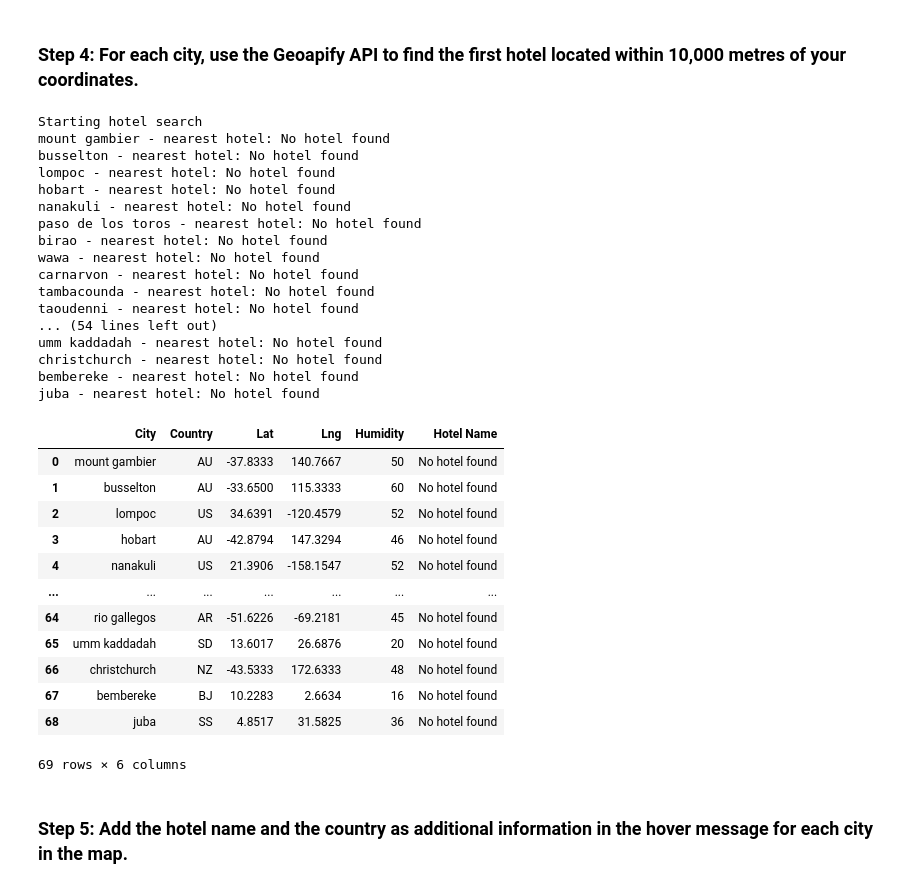
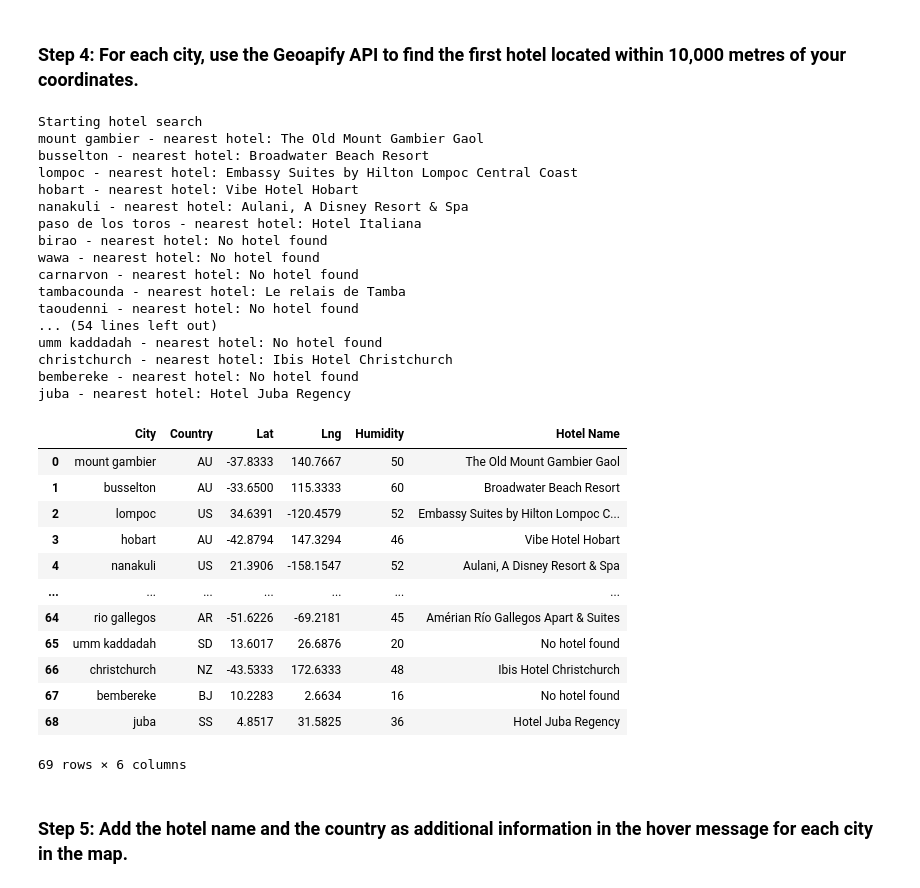
Before and after one commit to GabrielaCLopez/python-api-challenge, a Jupyter notebook: WeatherPy/VacationPy.ipynb, the cells around one changed output. Saved outputs shown, nothing was run; the diff lists cells and outputs as text; code cells hidden in the pictures.

Commit message:
fixed hotel name iteration

```diff
--- a/WeatherPy/VacationPy.ipynb
+++ b/WeatherPy/VacationPy.ipynb
@@ -106,19 +106,11 @@ See the caveats in the documentation: https://pandas.pydata.org/pandas-docs/stab
 
 # Set the parameters for the type of search
 radius = 10000
-filters = f"circle:{'Lng'},{'Lat'},{radius}"
-bias = f"proximity:{'Lng'},{'Lat'}"
-
-
-# set up a parameters dictionary
 params = {
-    "filter":filters,
-    "bias":bias,
-    "apiKey":geoapify_key
+    "categories":"accommodation.hotel",
+    "apiKey": geoapify_key,
+    "limit":20
 }
-
-# Set base URL
-base_url = "https://api.geoapify.com/v2/places?building.places=accomodation"
 
 
 # Print a message to follow up the hotel search
@@ -134,57 +126,57 @@ for index, row in hotel_df.iterrows():
     params["bias"] = f"proximity:{longitude},{latitude}"
 
     # Set base URL
-    base_url = "https://api.geoapify.com/v2/places?building.places=accomodation"
+    base_url = "https://api.geoapify.com/v2/places"
 
 
     # Make and API request using the params dictionaty
     name_address = requests.get(base_url, params=params)
 
     # Convert the API response to JSON format
     name_address = name_address.json()
 
     # Grab the first hotel from the results and store the name in the hotel_df DataFrame
     try:
         hotel_df.loc[index, "Hotel Name"] = name_address["features"][0]["properties"]["name"]
     except (KeyError, IndexError):
         # If no hotel is found, set the hotel name as "No hotel found".
         hotel_df.loc[index, "Hotel Name"] = "No hotel found"
 
     # Log the search results
     print(f"{hotel_df.loc[index, 'City']} - nearest hotel: {hotel_df.loc[index, 'Hotel Name']}")
 
 # Display sample data
 hotel_df
 # %% [output]
 Starting hotel search
-mount gambier - nearest hotel: No hotel found
-busselton - nearest hotel: No hotel found
-lompoc - nearest hotel: No hotel found
-hobart - nearest hotel: No hotel found
-nanakuli - nearest hotel: No hotel found
-paso de los toros - nearest hotel: No hotel found
+mount gambier - nearest hotel: The Old Mount Gambier Gaol
+busselton - nearest hotel: Broadwater Beach Resort
+lompoc - nearest hotel: Embassy Suites by Hilton Lompoc Central Coast
+hobart - nearest hotel: Vibe Hotel Hobart
+nanakuli - nearest hotel: Aulani, A Disney Resort & Spa
+paso de los toros - nearest hotel: Hotel Italiana
 birao - nearest hotel: No hotel found
 wawa - nearest hotel: No hotel found
 carnarvon - nearest hotel: No hotel found
-tambacounda - nearest hotel: No hotel found
+tambacounda - nearest hotel: Le relais de Tamba
 taoudenni - nearest hotel: No hotel found
 ... (54 lines left out)
 umm kaddadah - nearest hotel: No hotel found
-christchurch - nearest hotel: No hotel found
+christchurch - nearest hotel: Ibis Hotel Christchurch
 bembereke - nearest hotel: No hotel found
-juba - nearest hotel: No hotel found
+juba - nearest hotel: Hotel Juba Regency
 |  | City | Country | Lat | Lng | Humidity | Hotel Name |
-| 0 | mount gambier | AU | -37.8333 | 140.7667 | 50 | No hotel found |
-| 1 | busselton | AU | -33.6500 | 115.3333 | 60 | No hotel found |
-| 2 | lompoc | US | 34.6391 | -120.4579 | 52 | No hotel found |
-| 3 | hobart | AU | -42.8794 | 147.3294 | 46 | No hotel found |
-| 4 | nanakuli | US | 21.3906 | -158.1547 | 52 | No hotel found |
+| 0 | mount gambier | AU | -37.8333 | 140.7667 | 50 | The Old Mount Gambier Gaol |
+| 1 | busselton | AU | -33.6500 | 115.3333 | 60 | Broadwater Beach Resort |
+| 2 | lompoc | US | 34.6391 | -120.4579 | 52 | Embassy Suites by Hilton Lompoc C... |
+| 3 | hobart | AU | -42.8794 | 147.3294 | 46 | Vibe Hotel Hobart |
+| 4 | nanakuli | US | 21.3906 | -158.1547 | 52 | Aulani, A Disney Resort & Spa |
 | ... | ... | ... | ... | ... | ... | ... |
-| 64 | rio gallegos | AR | -51.6226 | -69.2181 | 45 | No hotel found |
+| 64 | rio gallegos | AR | -51.6226 | -69.2181 | 45 | Amérian Río Gallegos Apart & Suites |
 | 65 | umm kaddadah | SD | 13.6017 | 26.6876 | 20 | No hotel found |
-| 66 | christchurch | NZ | -43.5333 | 172.6333 | 48 | No hotel found |
+| 66 | christchurch | NZ | -43.5333 | 172.6333 | 48 | Ibis Hotel Christchurch |
 | 67 | bembereke | BJ | 10.2283 | 2.6634 | 16 | No hotel found |
-| 68 | juba | SS | 4.8517 | 31.5825 | 36 | No hotel found |
+| 68 | juba | SS | 4.8517 | 31.5825 | 36 | Hotel Juba Regency |
 69 rows × 6 columns
 # %% [markdown]
 ### Step 5: Add the hotel name and the country as additional information in the hover message for each city in the map.
```
